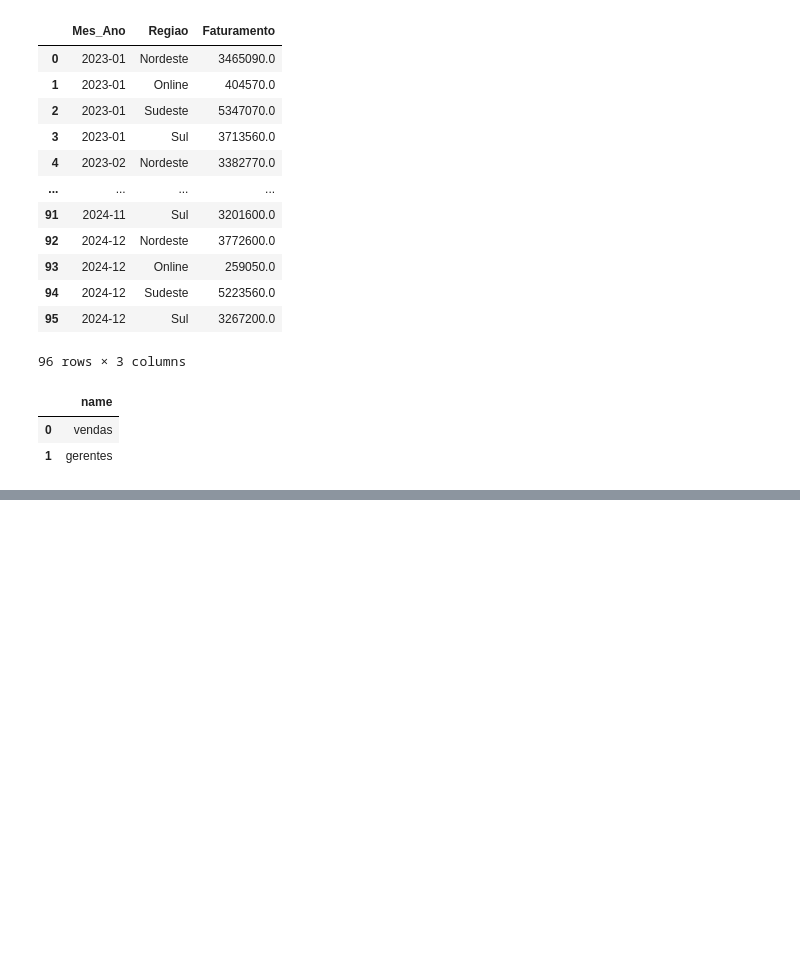
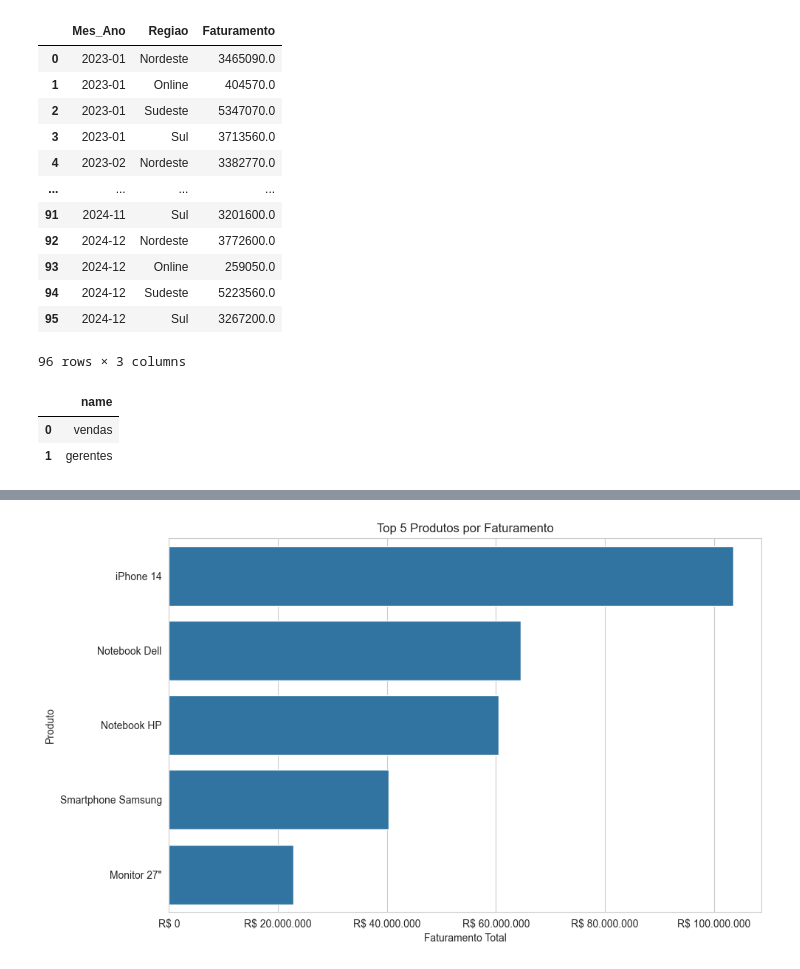
Before and after one commit to karolconkah/projeto-analise-dados, a Jupyter notebook: analise_vendas_gerentes.ipynb, the cells around one changed output, grey strips where cells are left out. Cells and saved outputs as stored; diff of their text form; code cells hidden in the pictures; blank space fills up the shorter version.

```diff
--- a/analise_vendas_gerentes.ipynb
+++ b/analise_vendas_gerentes.ipynb
@@ -630,0 +588,14 @@ display(ranking_gerentes_sql)
+# %%
+#Faturamento total de cada produto vendido
+query = """
+SELECT
+    Produto,
+    SUM(Faturamento) AS Faturamento_Total
+FROM vendas
+GROUP BY Produto
+ORDER BY Faturamento_Total DESC
+LIMIT 5;
+"""
+
+top_produtos_sql = pd.read_sql_query(query, conn)
+display(top_produtos_sql)
@@ -630,0 +609,22 @@ display(ranking_gerentes_sql)
+# %%
+import matplotlib.ticker as ticker
+
+plt.figure(figsize=(10,6))
+
+ax = sns.barplot(
+    data=top_produtos_sql,
+    x='Faturamento_Total',
+    y='Produto'
+)
+
+plt.title('Top 5 Produtos por Faturamento')
+plt.xlabel('Faturamento Total')
+plt.ylabel('Produto')
+
+formatter = ticker.FuncFormatter(lambda x, pos: f'R$ {int(x):,}'.replace(',', '.'))
+ax.xaxis.set_major_formatter(formatter)
+
+plt.tight_layout()
+plt.show()
+# %% [output]
+[figure, added]
```
Also changed, not shown: parts of 30 cells of this notebook, 1 other file.
